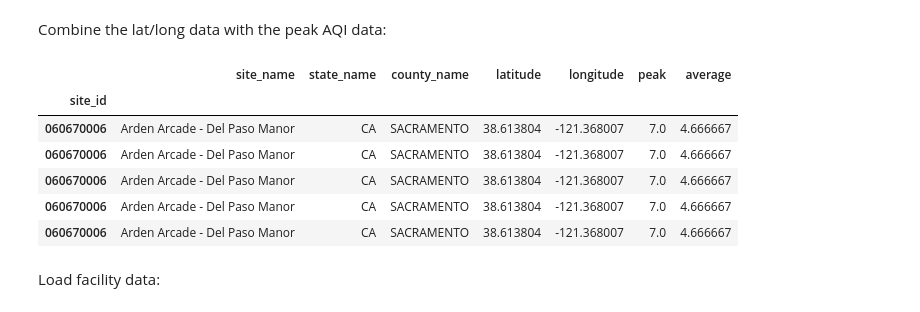
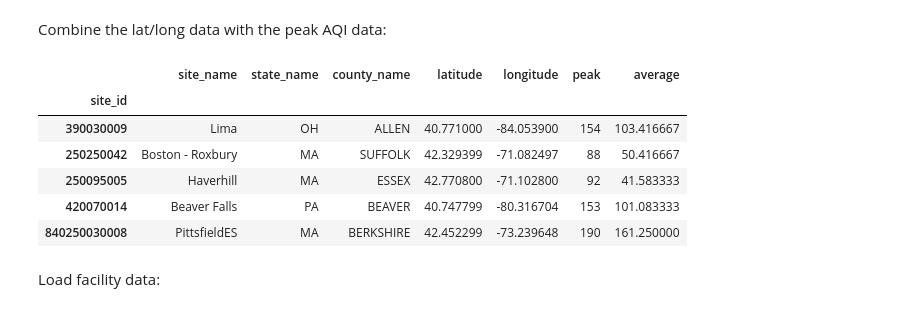
Before and after one commit to the-appeal/aqi_pm25_facilities, a Jupyter notebook: src/aqi_pm_25_facilities/notebooks/aqi_notebook.ipynb, the cells around one changed output. Drawn from its saved outputs; the diff is of its cells as text; code cells hidden in the pictures.

```diff
--- a/src/aqi_pm_25_facilities/notebooks/aqi_notebook.ipynb
+++ b/src/aqi_pm_25_facilities/notebooks/aqi_notebook.ipynb
@@ -97,11 +100,32 @@ hourly_obs = hourly_obs.iloc[::2]
+# %%
+def calc_aqi(concentration):
+    if concentration == -999.0:  # missing data
+        return -999
+    elif concentration <= 12.0:
+        aqi = (50 - 0)/(12.0 - 0) * (concentration - 0)
+    elif concentration <= 35.4:
+        aqi = (100 - 50)/(35.4 - 12.1) * (concentration - 12.1) + 50
+    elif concentration <= 55.4:
+        aqi = (150 - 100)/(55.4 - 35.5) * (concentration - 35.5) + 100
+    elif concentration <= 150.4:
+        aqi = (200 - 150)/(150.4 - 55.5) * (concentration - 55.5) + 150
+    elif concentration <= 250.4:
+        aqi = (300 - 200)/(250.4-150.5) * (concentration - 150.5) + 200
+    elif concentration <= 500.4:
+        aqi = (500 - 300)/(500.4 - 250.5) * (concentration - 250.5) + 300
+    else:
+        aqi = 501  # It's off the charts!
+    return int(aqi // 1)
+# %%
+hourly_obs.loc[:, '0':'23'] = hourly_obs.loc[:, '0':'23'].applymap(float).applymap(calc_aqi)
 # %% [markdown]
 Calculate the peak observation at each site:
 # %%
-hourly_obs["peak"] = hourly_obs.loc[:, '0':'23'].T.applymap(float).max()
+hourly_obs["peak"] = hourly_obs.loc[:, '0':'23'].T.max()
 # %% [markdown]
 Calculate the average observation at each site:
 # %%
-hourly_obs["average"] = hourly_obs.loc[:, '0':'23'].T.applymap(float).mean()
+hourly_obs["average"] = hourly_obs.loc[:, '0':'23'].T.mean()
 # %%
 hourly_obs.head()
 # %% [output]
@@ -116,23 +140,23 @@ hourly_obs.head()
 Combine the lat/long data with the peak AQI data:
 # %%
 peak_site_data = (
-    monitoring_sites
+    midatlantic_monitoring_sites
     .merge(
         hourly_obs,
         left_on="AQSID",
         right_on="site_id",
     )
     .set_index("site_id")
 )[["site_name", "state_name", "county_name", "latitude", "longitude", "peak", "average"]]
 peak_site_data.head()
 # %% [output]
 |  | site_name | state_name | county_name | latitude | longitude | peak | average |
 | site_id |  |  |  |  |  |  |  |
-| 060670006 | Arden Arcade - Del Paso Manor | CA | SACRAMENTO | 38.613804 | -121.368007 | 7.0 | 4.666667 |
-| 060670006 | Arden Arcade - Del Paso Manor | CA | SACRAMENTO | 38.613804 | -121.368007 | 7.0 | 4.666667 |
-| 060670006 | Arden Arcade - Del Paso Manor | CA | SACRAMENTO | 38.613804 | -121.368007 | 7.0 | 4.666667 |
-| 060670006 | Arden Arcade - Del Paso Manor | CA | SACRAMENTO | 38.613804 | -121.368007 | 7.0 | 4.666667 |
-| 060670006 | Arden Arcade - Del Paso Manor | CA | SACRAMENTO | 38.613804 | -121.368007 | 7.0 | 4.666667 |
+| 390030009 | Lima | OH | ALLEN | 40.771000 | -84.053900 | 154 | 103.416667 |
+| 250250042 | Boston - Roxbury | MA | SUFFOLK | 42.329399 | -71.082497 | 88 | 50.416667 |
+| 250095005 | Haverhill | MA | ESSEX | 42.770800 | -71.102800 | 92 | 41.583333 |
+| 420070014 | Beaver Falls | PA | BEAVER | 40.747799 | -80.316704 | 153 | 101.083333 |
+| 840250030008 | PittsfieldES | MA | BERKSHIRE | 42.452299 | -73.239648 | 190 | 161.250000 |
 # %% [markdown]
 Load facility data:
 # %%
```
Also changed, not shown: parts of 13 cells of this notebook.
